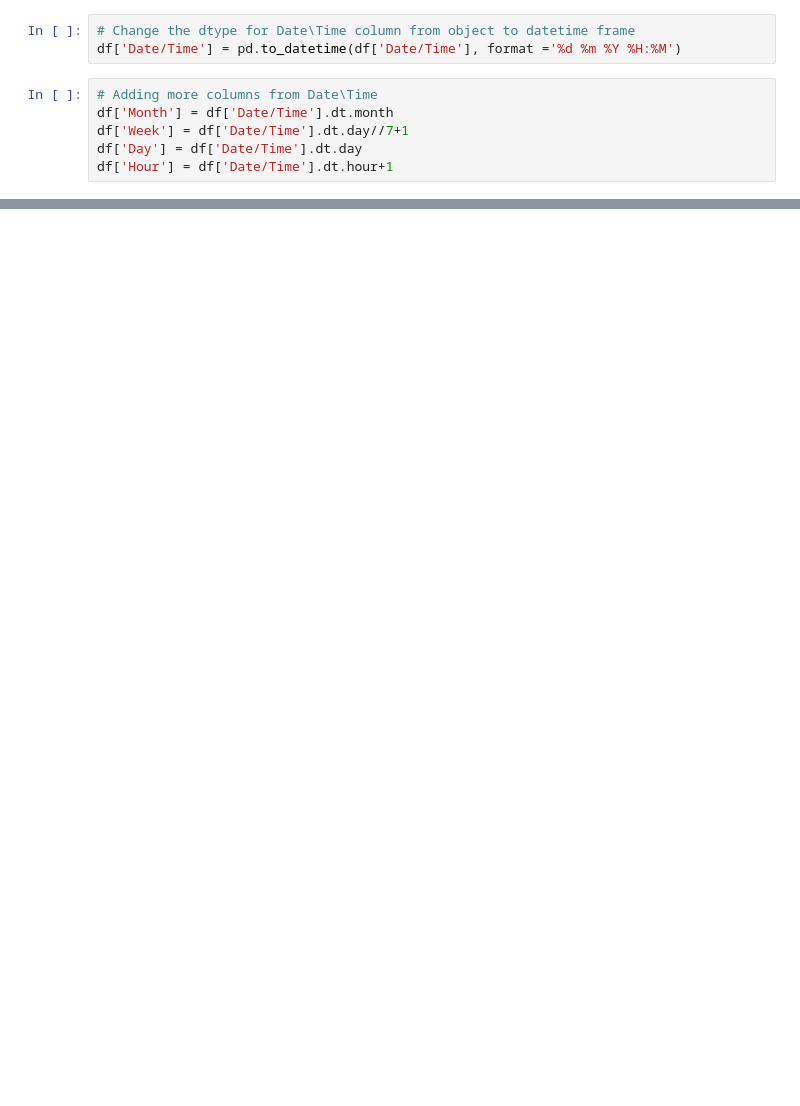
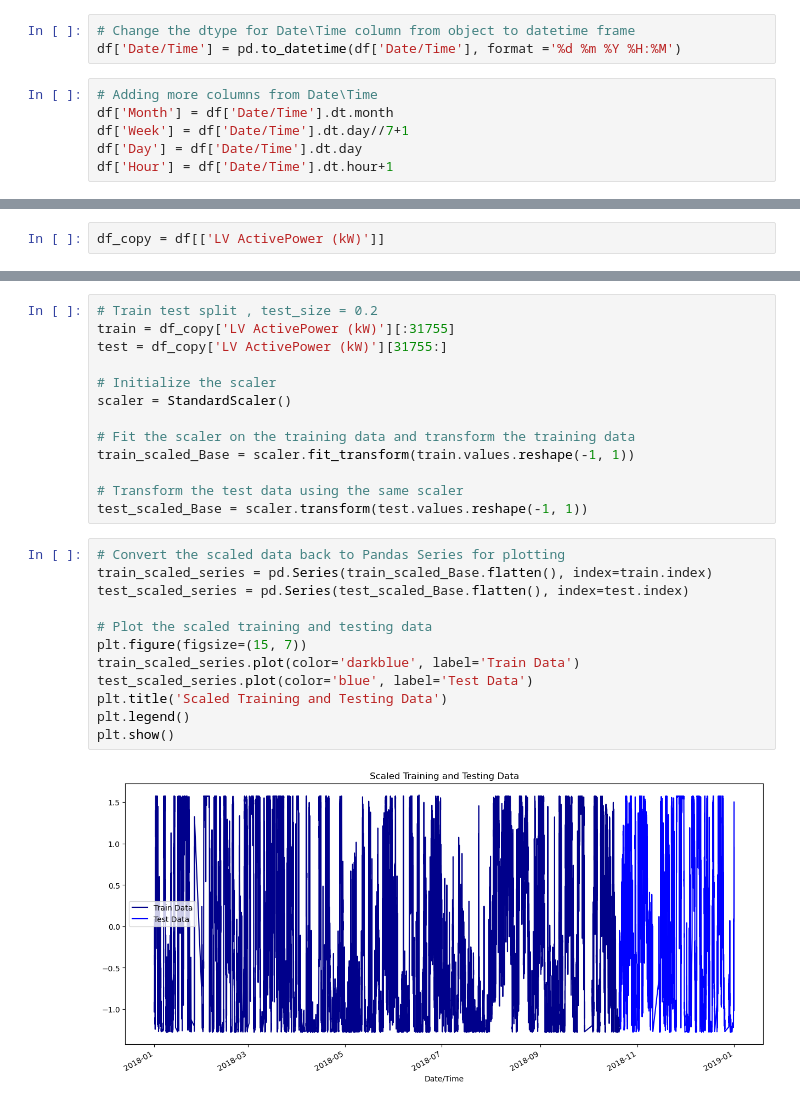
Before and after one commit to ermiyas-sidama/Wind_Energy_Analysis, a Jupyter notebook: Wind_Energy_Power_Analysis.ipynb, the cells around one changed output, grey strips where cells are left out. Saved outputs shown, nothing was run; the diff lists cells and outputs as text; blank space fills up the shorter version.

```diff
--- a/Wind_Energy_Power_Analysis.ipynb
+++ b/Wind_Energy_Power_Analysis.ipynb
@@ -135,0 +236,2 @@ corr_matrix
+# %%
+df_copy = df[['LV ActivePower (kW)']]
@@ -135,0 +251,27 @@ corr_matrix
+# %%
+# Train test split , test_size = 0.2
+train = df_copy['LV ActivePower (kW)'][:31755]
+test = df_copy['LV ActivePower (kW)'][31755:]
+
+# Initialize the scaler
+scaler = StandardScaler()
+
+# Fit the scaler on the training data and transform the training data
+train_scaled_Base = scaler.fit_transform(train.values.reshape(-1, 1))
+
+# Transform the test data using the same scaler
+test_scaled_Base = scaler.transform(test.values.reshape(-1, 1))
+# %%
+# Convert the scaled data back to Pandas Series for plotting
+train_scaled_series = pd.Series(train_scaled_Base.flatten(), index=train.index)
+test_scaled_series = pd.Series(test_scaled_Base.flatten(), index=test.index)
+
+# Plot the scaled training and testing data
+plt.figure(figsize=(15, 7))
+train_scaled_series.plot(color='darkblue', label='Train Data')
+test_scaled_series.plot(color='blue', label='Test Data')
+plt.title('Scaled Training and Testing Data')
+plt.legend()
+plt.show()
+# %% [output]
+[figure, added]
```
Also changed, not shown: parts of 95 cells of this notebook.
